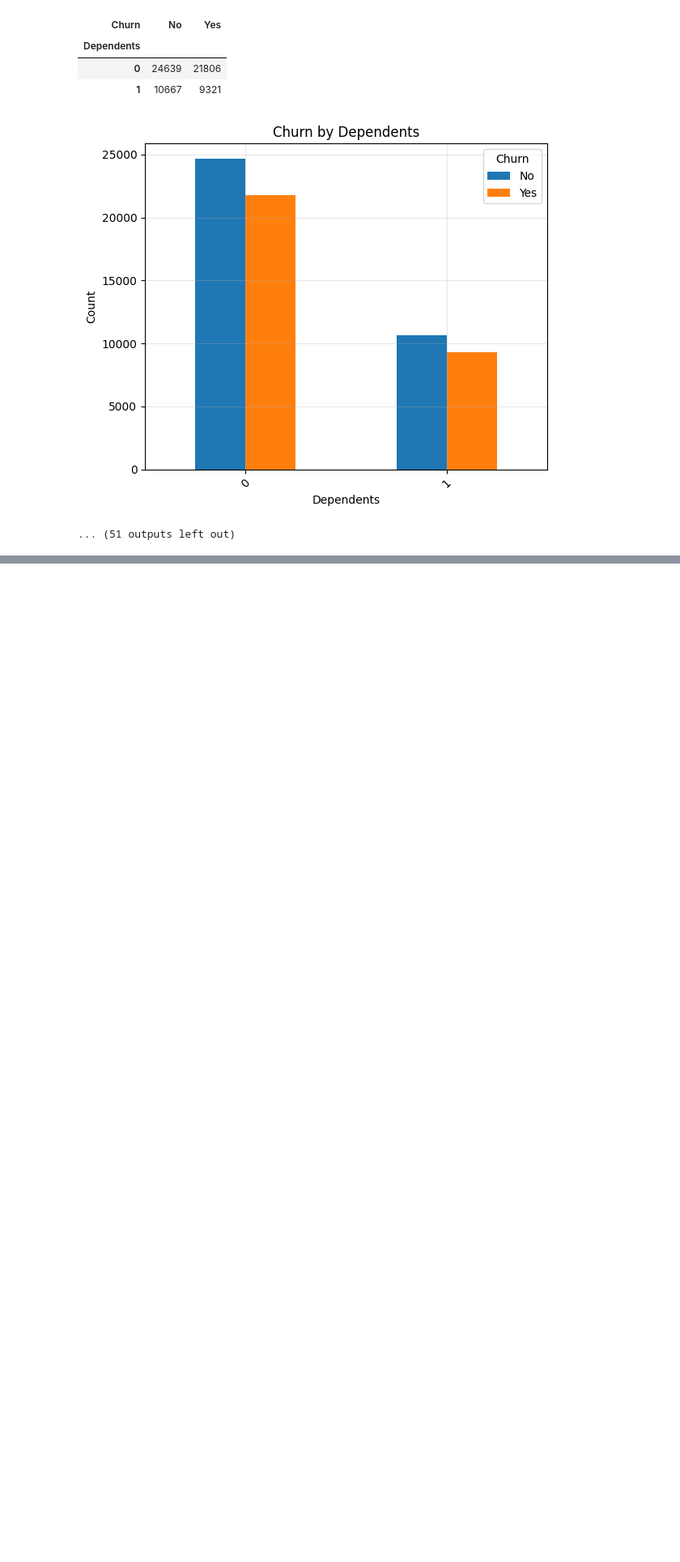
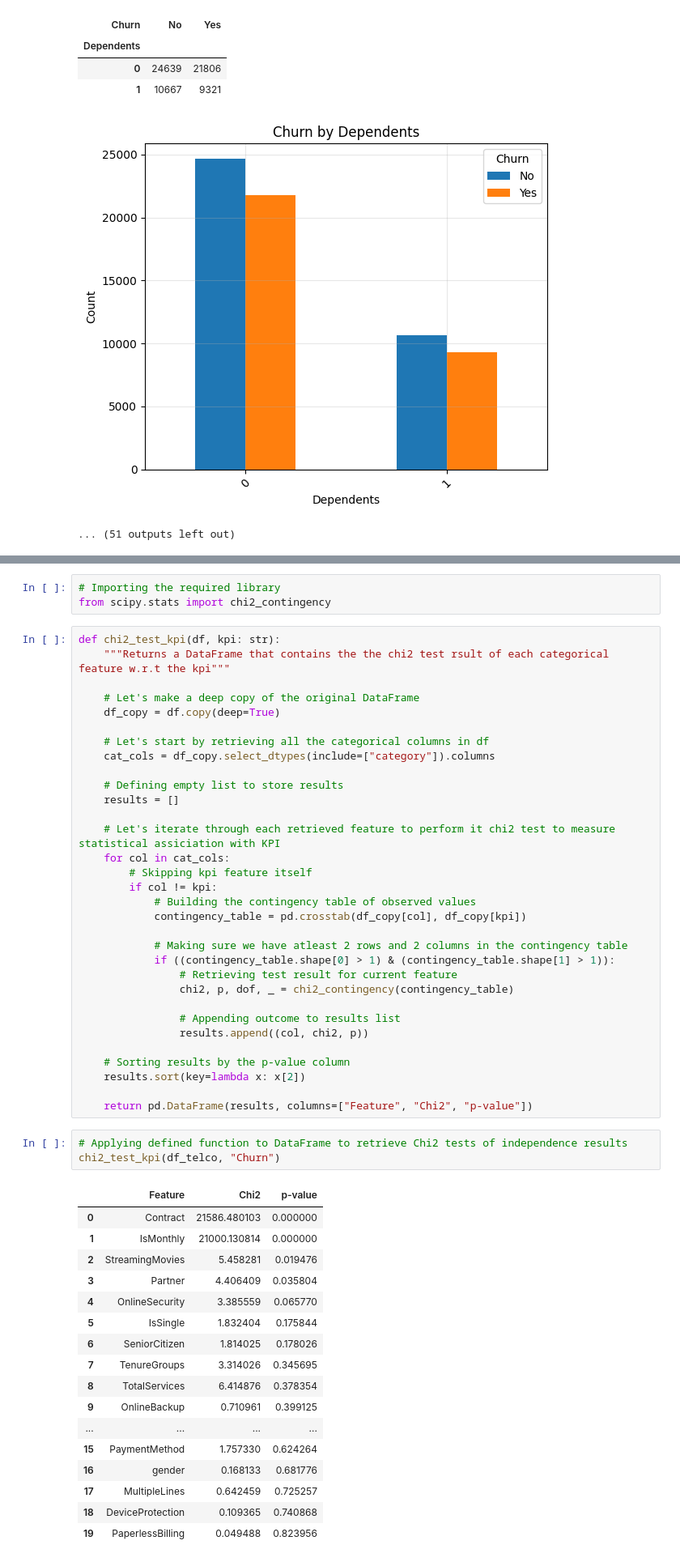
Before and after one commit to igorlam00237/telcoconnect-churn, a Jupyter notebook: notebooks/04_exploratory_data_analysis.ipynb, the cells around one changed output, grey strips where cells are left out. Shown at 81% size. Cells and saved outputs as stored; diff of their text form; blank space fills up the shorter version.

Commit message:
Added chi2 test of independence for each feature with KPI variable Churn

```diff
--- a/notebooks/04_exploratory_data_analysis.ipynb
+++ b/notebooks/04_exploratory_data_analysis.ipynb
@@ -279,0 +292,56 @@ plot_kpi_analysis_charts(df_telco, "Churn")
+# %%
+# Importing the required library
+from scipy.stats import chi2_contingency
+# %%
+def chi2_test_kpi(df, kpi: str):
+    """Returns a DataFrame that contains the the chi2 test rsult of each categorical feature w.r.t the kpi"""
+
+    # Let's make a deep copy of the original DataFrame
+    df_copy = df.copy(deep=True)
+
+    # Let's start by retrieving all the categorical columns in df
+    cat_cols = df_copy.select_dtypes(include=["category"]).columns
+
+    # Defining empty list to store results
+    results = []
+
+    # Let's iterate through each retrieved feature to perform it chi2 test to measure statistical assiciation with KPI
+    for col in cat_cols:
+        # Skipping kpi feature itself
+        if col != kpi:
+            # Building the contingency table of observed values
+            contingency_table = pd.crosstab(df_copy[col], df_copy[kpi])
+
+            # Making sure we have atleast 2 rows and 2 columns in the contingency table
+            if ((contingency_table.shape[0] > 1) & (contingency_table.shape[1] > 1)):
+                # Retrieving test result for current feature
+                chi2, p, dof, _ = chi2_contingency(contingency_table)
+
+                # Appending outcome to results list
+                results.append((col, chi2, p))
+
+    # Sorting results by the p-value column
+    results.sort(key=lambda x: x[2])
+
+    return pd.DataFrame(results, columns=["Feature", "Chi2", "p-value"])
+# %%
+# Applying defined function to DataFrame to retrieve Chi2 tests of independence results
+chi2_test_kpi(df_telco, "Churn")
+# %% [output]
+|  | Feature | Chi2 | p-value |
+| 0 | Contract | 21586.480103 | 0.000000 |
+| 1 | IsMonthly | 21000.130814 | 0.000000 |
+| 2 | StreamingMovies | 5.458281 | 0.019476 |
+| 3 | Partner | 4.406409 | 0.035804 |
+| 4 | OnlineSecurity | 3.385559 | 0.065770 |
+| 5 | IsSingle | 1.832404 | 0.175844 |
+| 6 | SeniorCitizen | 1.814025 | 0.178026 |
+| 7 | TenureGroups | 3.314026 | 0.345695 |
+| 8 | TotalServices | 6.414876 | 0.378354 |
+| 9 | OnlineBackup | 0.710961 | 0.399125 |
+| ... | ... | ... | ... |
+| 15 | PaymentMethod | 1.757330 | 0.624264 |
+| 16 | gender | 0.168133 | 0.681776 |
+| 17 | MultipleLines | 0.642459 | 0.725257 |
+| 18 | DeviceProtection | 0.109365 | 0.740868 |
+| 19 | PaperlessBilling | 0.049488 | 0.823956 |
```
Also changed, not shown: parts of 6 cells of this notebook.
